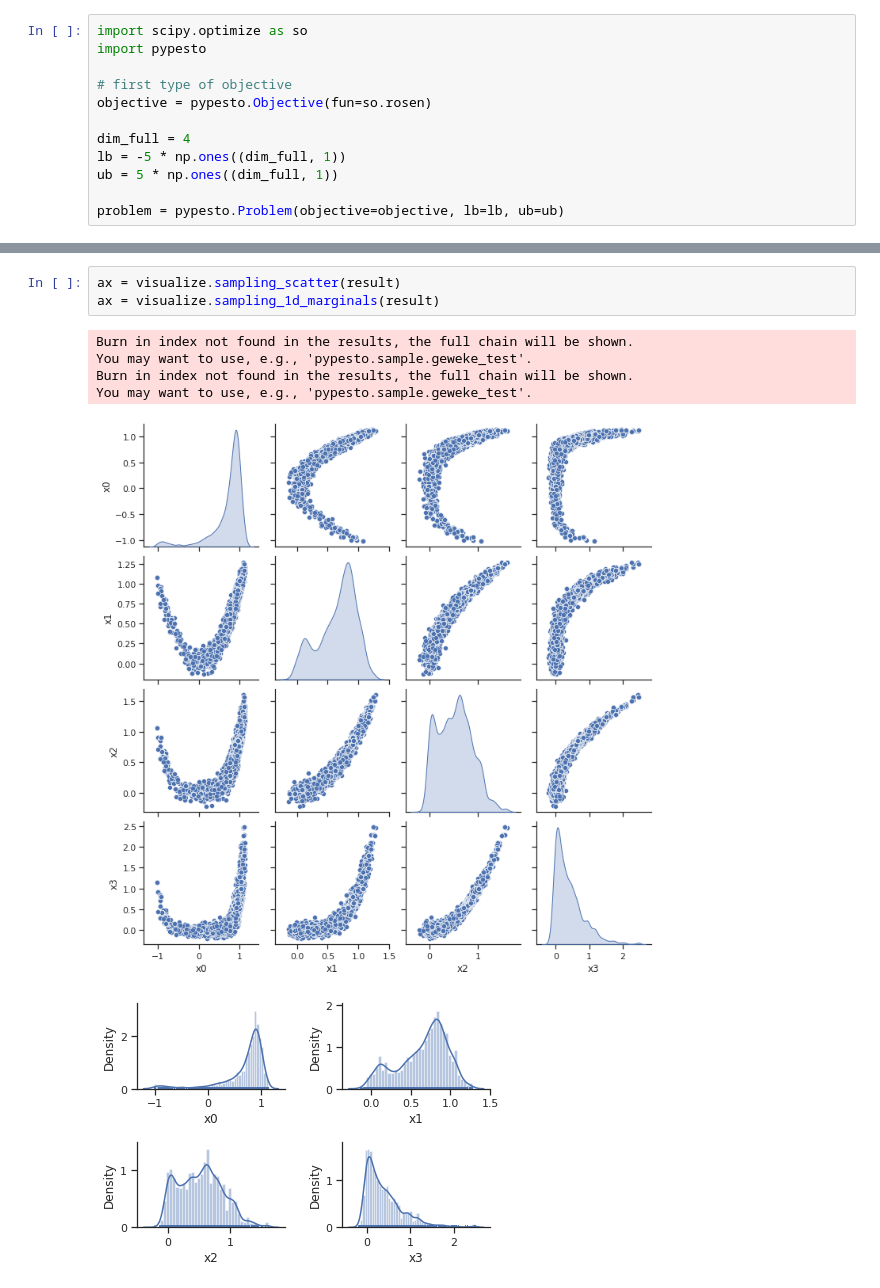
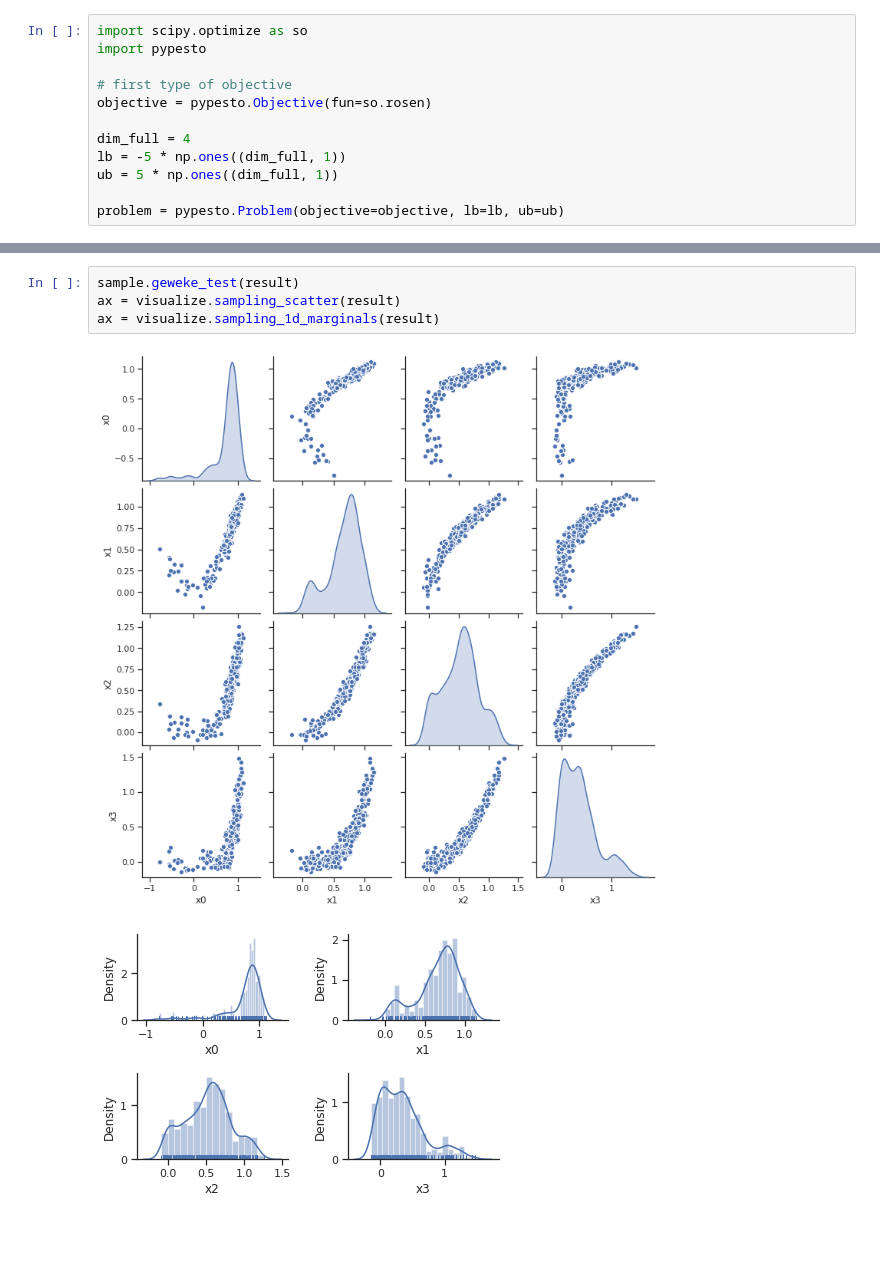
Before and after one commit to ICB-DCM/pyPESTO, a Jupyter notebook: doc/example/sampler_study.ipynb, the cells around one changed output, grey strips where cells are left out. Drawn from its saved outputs; the diff is of its cells as text; blank space fills up the shorter version.

Commit message:
run sampler_study notebook + add geweke test to the last sampler

```diff
--- a/doc/example/sampler_study.ipynb
+++ b/doc/example/sampler_study.ipynb
@@ -263,10 +265,7 @@ Wall time: 23.9 s
 # %%
+sample.geweke_test(result)
 ax = visualize.sampling_scatter(result)
 ax = visualize.sampling_1d_marginals(result)
 # %% [output]
-Burn in index not found in the results, the full chain will be shown.
-You may want to use, e.g., 'pypesto.sample.geweke_test'.
-Burn in index not found in the results, the full chain will be shown.
-You may want to use, e.g., 'pypesto.sample.geweke_test'.
-[figure, old version]
+[figure, new version]
-[figure, old version]
+[figure, new version]
```
Also changed, not shown: parts of 21 cells of this notebook.
